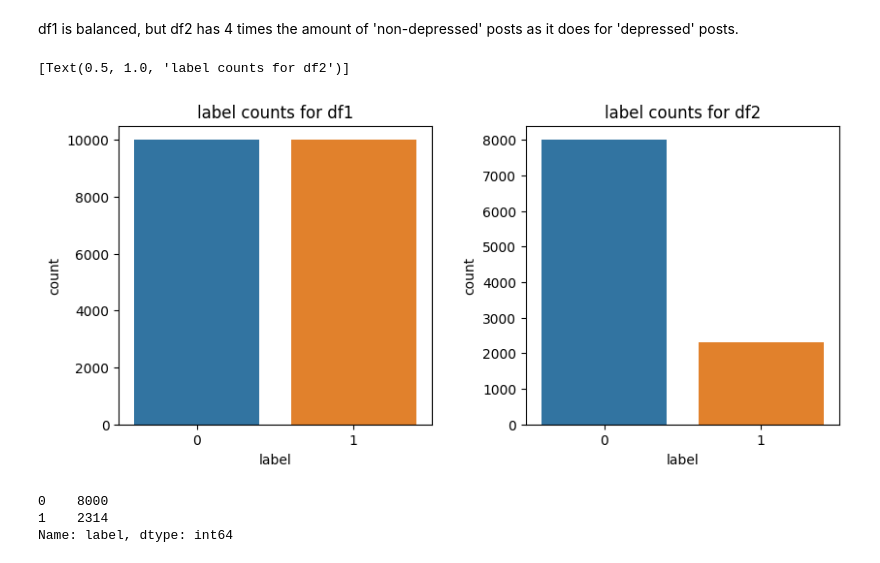
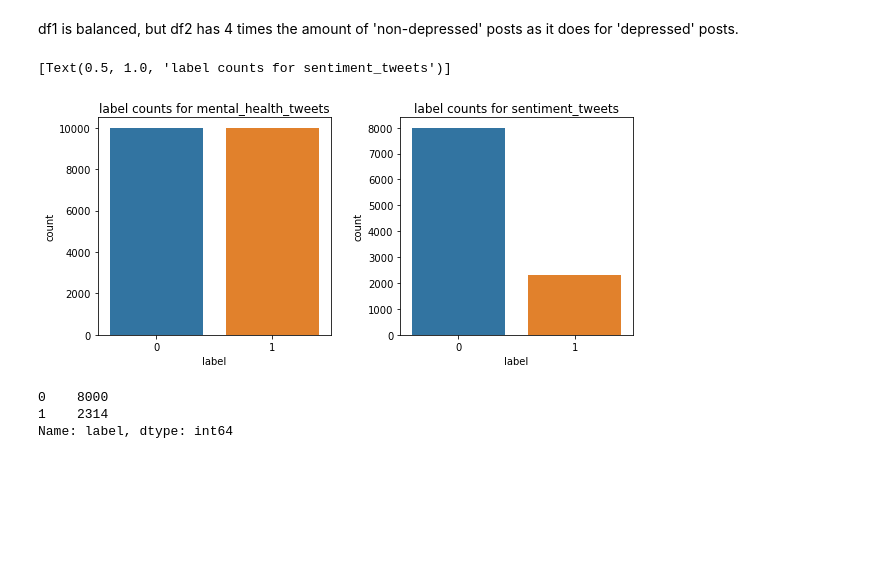
Before and after one commit to thalia-huynh/predicting-depression-using-nlp, a Jupyter notebook: detecting-depression-from-online-text.ipynb, the cells around one changed output. Cells and saved outputs as stored; diff of their text form; code cells hidden in the pictures; blank space fills up the shorter version.

```diff
--- a/detecting-depression-from-online-text.ipynb
+++ b/detecting-depression-from-online-text.ipynb
@@ -22,8 +22,8 @@ import nltk
 # %% [markdown]
 ### 1. Read in datasets
 # %%
-df1 = pd.read_csv('Mental-Health-Twitter.csv', index_col=[0])
-df2 = pd.read_csv('sentiment_tweets3.csv', index_col=[0])
+mental_health_tweets = pd.read_csv('Mental-Health-Twitter.csv', index_col=[0])
+sentiment_tweets = pd.read_csv('sentiment_tweets3.csv', index_col=[0])
 # %% [markdown]
 ### 2. Preview contents and gather information about datasets
 # %%
@@ -96,10 +96,10 @@ dtype: bool
 Since df2 only has 2 columns 'message to examine' and 'label (depression result)', I only kept the same 2 columns from df1.
 # %%
 # specify columns to keep for d2
-df1 = df1[['post_text', 'label']]
+mental_health_tweets = mental_health_tweets[['post_text', 'label']]
 
 # confirm columns kept are the correct ones we want
-df1.head()
+mental_health_tweets.head()
 # %% [output]
 |  | post_text | label |
 | 0 | It's just over 2 years since I wa... | 1 |
@@ -109,7 +109,7 @@ df1.head()
 | 4 | It’s hard to say whether packing ... | 1 |
 # %%
 # standardize column names for df2
-df2.columns= ['post_text', 'label']
+sentiment_tweets.columns= ['post_text', 'label']
 # %% [markdown]
 ### 5. Visualize counts of depressive and non-depressive posts
 # %% [markdown]
@@ -117,19 +117,19 @@ df1 is balanced, but df2 has 4 times the amount of 'non-depressed' posts as it d
 # %%
 # set up space for figure
 fig = plt.figure(figsize=(15,4))
 fig.subplots_adjust(hspace=0.3, wspace=0.3)
 
-# counts for df2
+# counts for mental_health_tweets
 ax1 = fig.add_subplot(1,3,2)
-sns.countplot(x='label', data=df1)
-ax1.set(title="label counts for df1")
+sns.countplot(x='label', data=mental_health_tweets)
+ax1.set(title="label counts for mental_health_tweets")
 
-# counts for df3
+# counts for sentiment_tweets
 ax2 = fig.add_subplot(1,3,3)
-sns.countplot(x='label', data=df2)
-ax2.set(title="label counts for df2")
+sns.countplot(x='label', data=sentiment_tweets)
+ax2.set(title="label counts for sentiment_tweets")
 # %% [output]
-[Text(0.5, 1.0, 'label counts for df2')]
+[Text(0.5, 1.0, 'label counts for sentiment_tweets')]
-[figure, old version]
+[figure, new version]
 # %%
 # look at actual numbers
```
Also changed, not shown: parts of 17 cells of this notebook.
